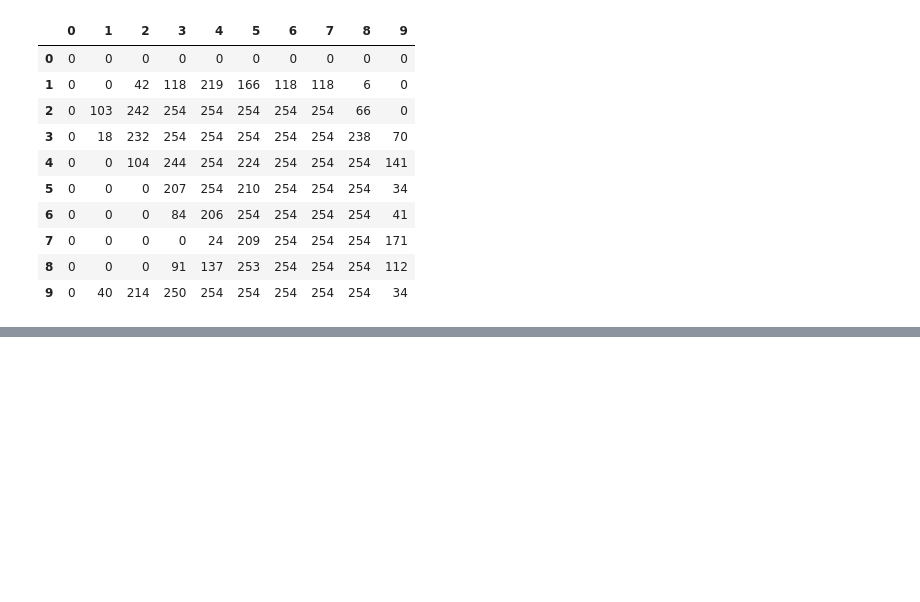
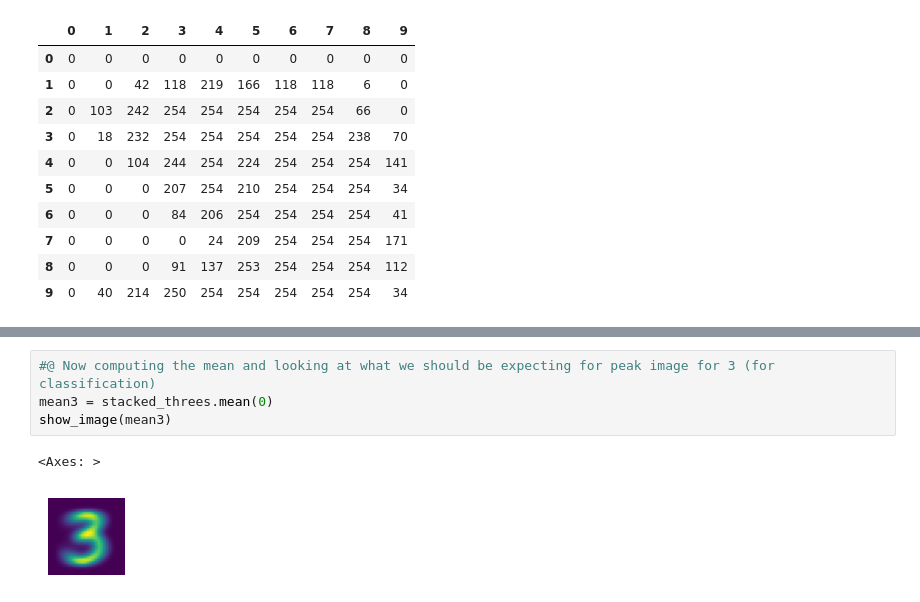
Before and after one commit to Firojpaudel/Machine-Learning-Notes, a Jupyter notebook: Practical Deep Learning For Coders/Chapter_4.ipynb, the cells around one changed output, grey strips where cells are left out. Cells and saved outputs as stored; diff of their text form; blank space fills up the shorter version.

```diff
--- a/Practical Deep Learning For Coders/Chapter_4.ipynb
+++ b/Practical Deep Learning For Coders/Chapter_4.ipynb
@@ -130,0 +169,7 @@ df.style.set_properties(**{'font-size':'6pt'}).background_gradient('Greys')
+# %%
+#@ Now computing the mean and looking at what we should be expecting for peak image for 3 (for classification)
+mean3 = stacked_threes.mean(0)
+show_image(mean3)
+# %% [output]
+<Axes: >
+[figure, added]
```
Also changed, not shown: parts of 20 cells of this notebook.
